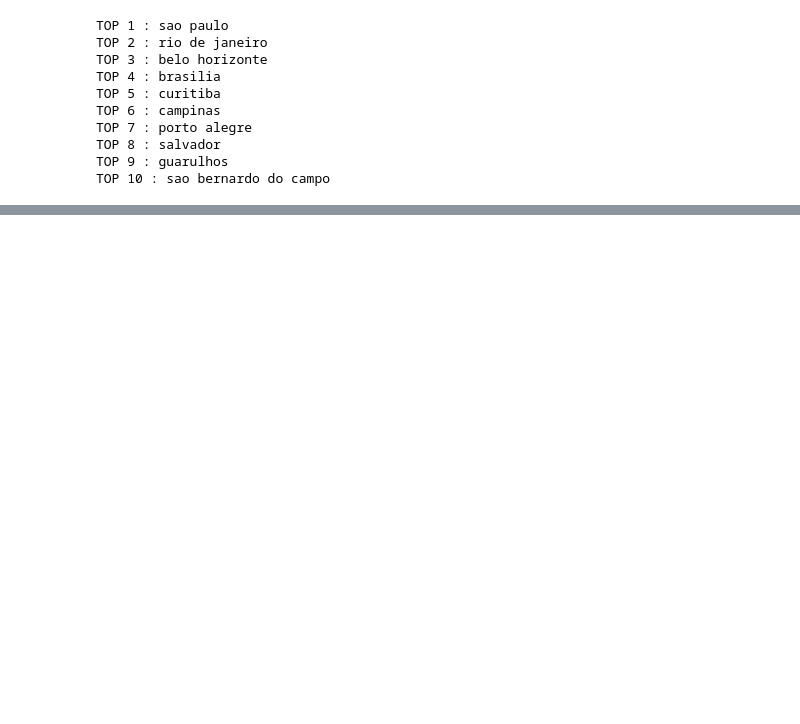
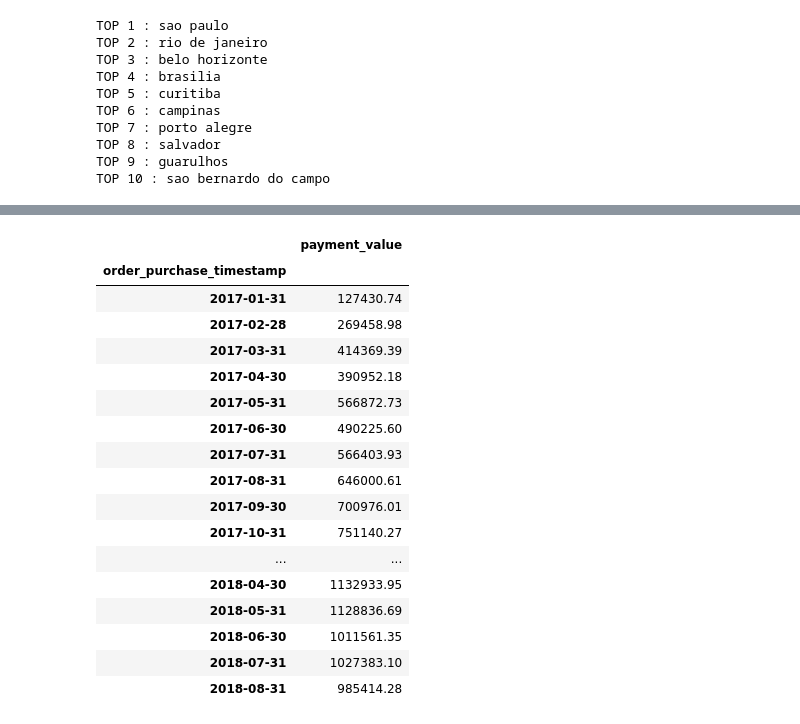
Before and after one commit to nikel4610/Deeplearning_more, a Jupyter notebook: datawithsql/0816/08161.ipynb, the cells around one changed output, grey strips where cells are left out. Drawn from its saved outputs; the diff is of its cells as text; code cells hidden in the pictures; blank space fills up the shorter version.

```diff
--- a/datawithsql/0816/08161.ipynb
+++ b/datawithsql/0816/08161.ipynb
@@ -166,0 +293,9 @@ fig.show()
+# %%
+payments = pd.read_csv(PATH + "olist_order_payments_dataset.csv", encoding='utf-8-sig')
+orders = pd.read_csv(PATH + "olist_orders_dataset.csv", encoding='utf-8-sig')
+orders = orders.dropna()
+payments = payments.groupby('order_id').sum()
+merged_order = pd.merge(orders, payments, on='order_id')
+merged_order['order_purchase_timestamp'] = pd.to_datetime(merged_order['order_purchase_timestamp'], format='%Y-%m-%d %H:%M:%S', errors='raise')
+merged_order_payment_date = merged_order[['order_purchase_timestamp', 'payment_value']].copy()
+merged_order_month_sum = merged_order_payment_date.groupby(pd.Grouper(key='order_purchase_timestamp', freq='M')).sum()
@@ -166,0 +352,22 @@ fig.show()
+# %%
+merged_order_month_sum_from2017 = merged_order_month_sum[merged_order_month_sum.index > '2017-01-01']
+merged_order_month_sum_from2017
+# %% [output]
+|  | payment_value |
+| order_purchase_timestamp |  |
+| 2017-01-31 | 127430.74 |
+| 2017-02-28 | 269458.98 |
+| 2017-03-31 | 414369.39 |
+| 2017-04-30 | 390952.18 |
+| 2017-05-31 | 566872.73 |
+| 2017-06-30 | 490225.60 |
+| 2017-07-31 | 566403.93 |
+| 2017-08-31 | 646000.61 |
+| 2017-09-30 | 700976.01 |
+| 2017-10-31 | 751140.27 |
+| ... | ... |
+| 2018-04-30 | 1132933.95 |
+| 2018-05-31 | 1128836.69 |
+| 2018-06-30 | 1011561.35 |
+| 2018-07-31 | 1027383.10 |
+| 2018-08-31 | 985414.28 |
```
Also changed, not shown: parts of 23 cells of this notebook.
